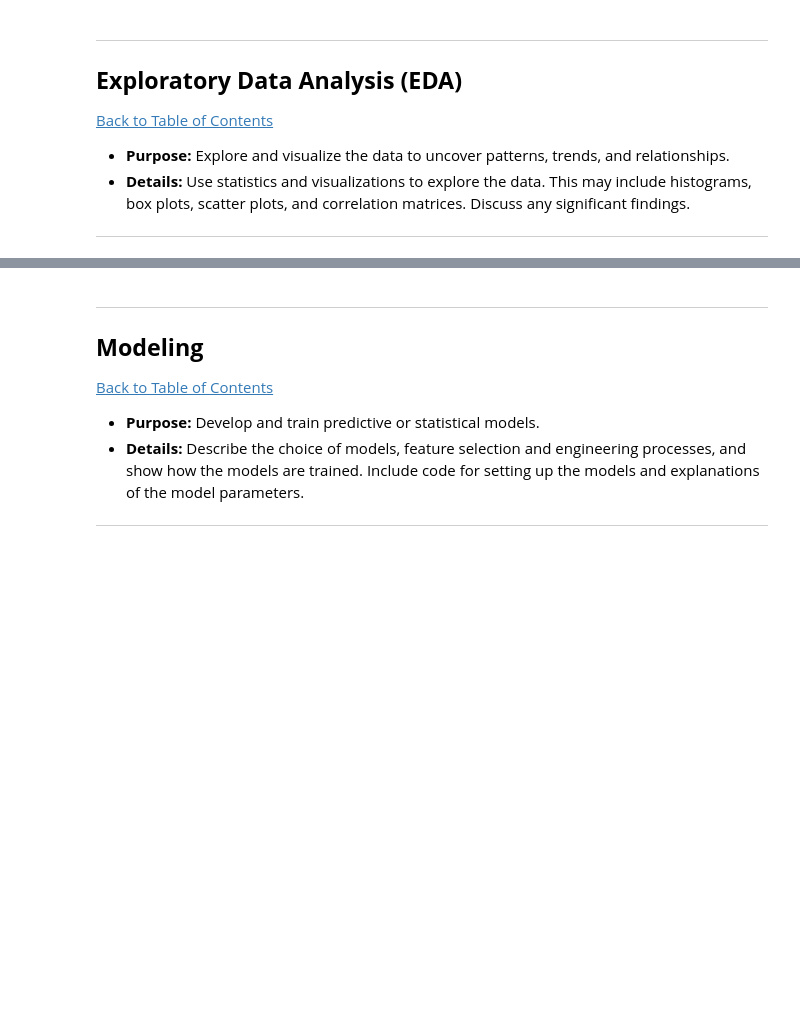
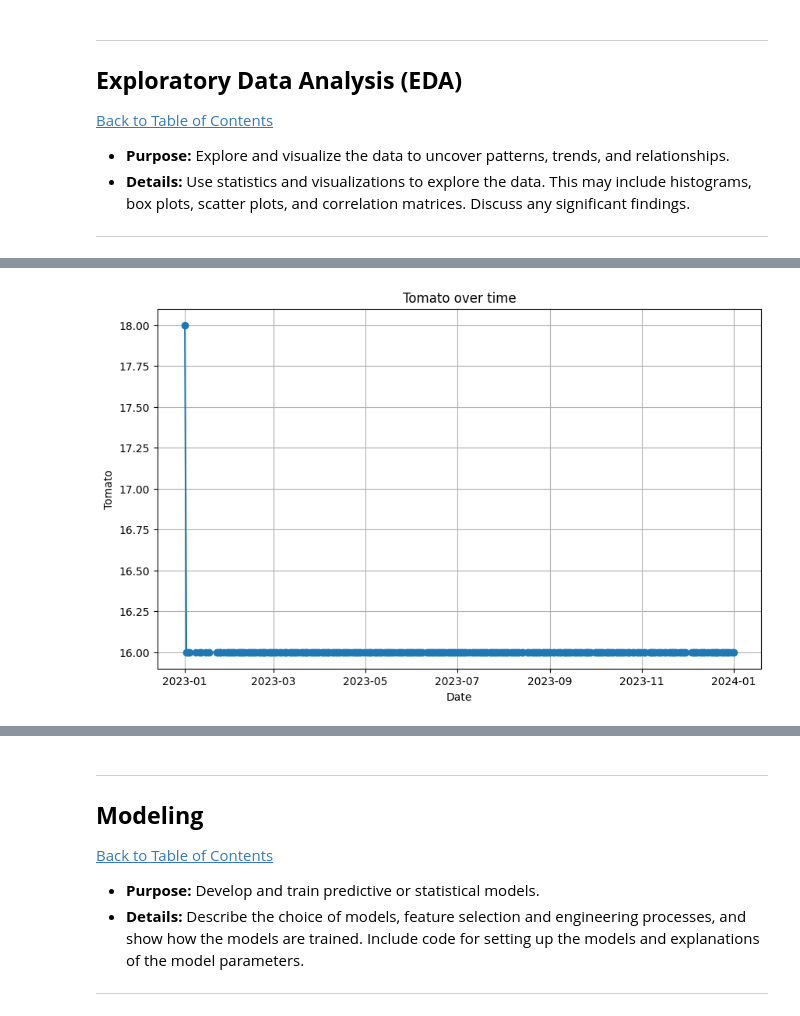
Before and after one commit to RPEJuries/Workplace_Project, a Jupyter notebook: RubenV1_QCTO---Workplace-Module-Notebook-Template-4571_VeggiePrices.ipynb, the cells around one changed output, grey strips where cells are left out. Saved outputs shown, nothing was run; the diff lists cells and outputs as text; code cells hidden in the pictures; blank space fills up the shorter version.

```diff
--- a/RubenV1_QCTO---Workplace-Module-Notebook-Template-4571_VeggiePrices.ipynb
+++ b/RubenV1_QCTO---Workplace-Module-Notebook-Template-4571_VeggiePrices.ipynb
@@ -311,0 +381,16 @@ df_filtered
+# %%
+#Please use code cells to code in and do not forget to comment your code.
+import pandas as pd
+import matplotlib.pyplot as plt
+
+# Convert 'price_dates' to datetime format with the correct format
+# Plot the time series line graph
+plt.figure(figsize=(10, 6))
+plt.plot(df.index, df['tomato'], marker='o')
+plt.title('Tomato over time')
+plt.xlabel('Date')
+plt.ylabel('Tomato')
+plt.grid(True)
+plt.show()
+# %% [output]
+[figure, added]
```
Also changed, not shown: parts of 39 cells of this notebook.
